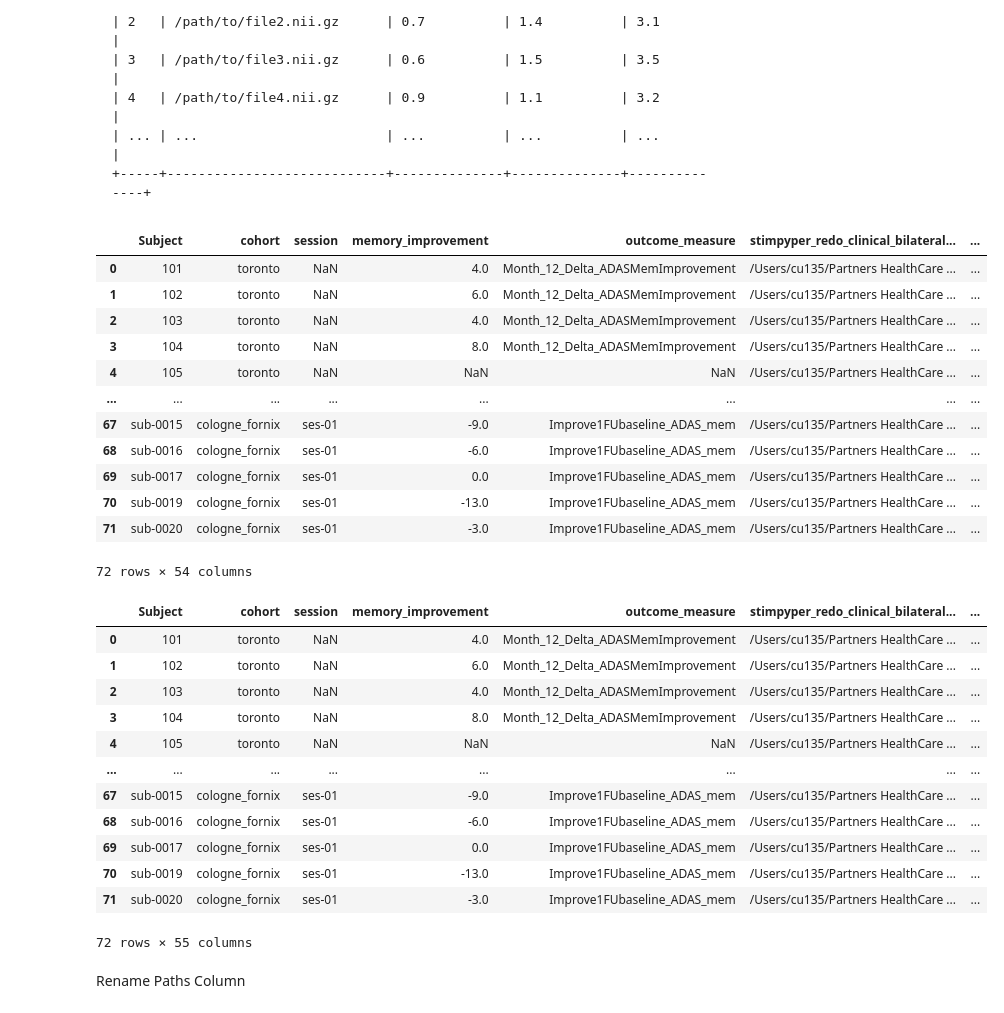
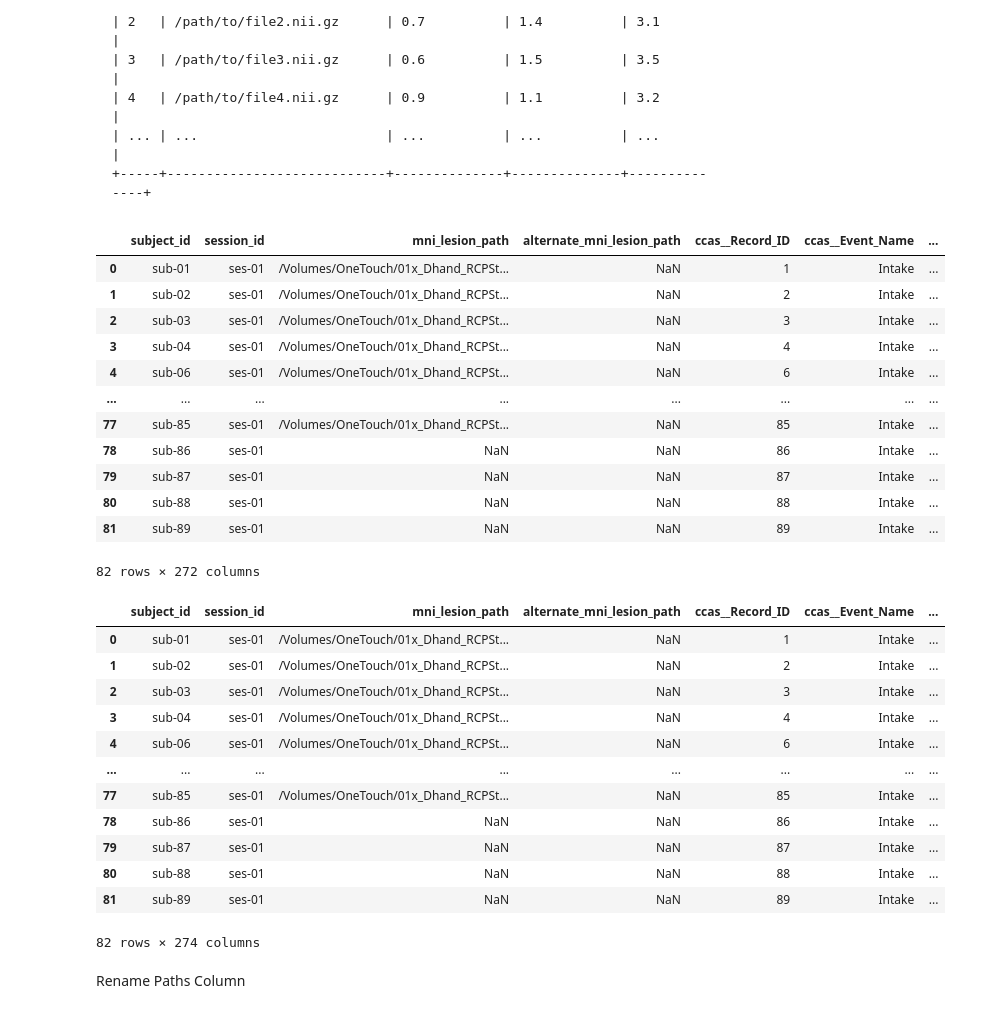
Before and after one commit to Calvinwhow/CircuitPyPer, a Jupyter notebook: notebooks/csv_notebooks/00_add_paths_to_csv.ipynb, the cells around one changed output. Drawn from its saved outputs; the diff is of its cells as text; code cells hidden in the pictures.

````diff
--- a/notebooks/csv_notebooks/00_add_paths_to_csv.ipynb
+++ b/notebooks/csv_notebooks/00_add_paths_to_csv.ipynb
@@ -76,11 +72,11 @@ display(path_df)
 # Option 2 - Extract Subject IDs
 # %%
 # Define the preceding and proceeding strings
-preceding = 'subjects/sub-'
+preceding = 'sub-'
 proceeding = '/'
 
 # Extract the substring and add it to a new column 'subject'
-path_df['Subject'] = path_df['paths'].str.extract(f'{preceding}(.*?){proceeding}')
+path_df['subid'] = path_df['paths'].str.extract(f'{preceding}(.*?){proceeding}')
 
 # Display the updated DataFrame
 display(path_df)
@@ -120,7 +112,7 @@ display(path_df)
 +-----+----------------------------+--------------+--------------+--------------+
 ```
 # %%
-spreadsheet_path = '/Users/cu135/Partners HealthCare Dropbox/Calvin Howard/studies/memory_dbs/spreadsheets/master_list.csv'
+spreadsheet_path = '/Volumes/OneTouch/01x_Dhand_RCPStrokes/metadata/master.csv'
 sheet = None #If using Excel, enter a string here
 # %%
 from calvin_utils.permutation_analysis_utils.statsmodels_palm import CalvinStatsmodelsPalm
@@ -130,39 +122,43 @@ cal_palm = CalvinStatsmodelsPalm(input_csv_path=spreadsheet_path, output_dir=os.
 data_df = cal_palm.read_and_display_data()
 data_df
 # %% [output]
-|  | Subject | cohort | session | memory_improvement | outcome_measure | stimpyper_redo_clinical_bilateral... | ... |
-| 0 | 101 | toronto | NaN | 4.0 | Month_12_Delta_ADASMemImprovement | /Users/cu135/Partners HealthCare ... | ... |
-| 1 | 102 | toronto | NaN | 6.0 | Month_12_Delta_ADASMemImprovement | /Users/cu135/Partners HealthCare ... | ... |
-| 2 | 103 | toronto | NaN | 4.0 | Month_12_Delta_ADASMemImprovement | /Users/cu135/Partners HealthCare ... | ... |
-| 3 | 104 | toronto | NaN | 8.0 | Month_12_Delta_ADASMemImprovement | /Users/cu135/Partners HealthCare ... | ... |
-| 4 | 105 | toronto | NaN | NaN | NaN | /Users/cu135/Partners HealthCare ... | ... |
+|  | subject_id | session_id | mni_lesion_path | alternate_mni_lesion_path | ccas__Record_ID | ccas__Event_Name | ... |
+| 0 | sub-01 | ses-01 | /Volumes/OneTouch/01x_Dhand_RCPSt... | NaN | 1 | Intake | ... |
+| 1 | sub-02 | ses-01 | /Volumes/OneTouch/01x_Dhand_RCPSt... | NaN | 2 | Intake | ... |
+| 2 | sub-03 | ses-01 | /Volumes/OneTouch/01x_Dhand_RCPSt... | NaN | 3 | Intake | ... |
+| 3 | sub-04 | ses-01 | /Volumes/OneTouch/01x_Dhand_RCPSt... | NaN | 4 | Intake | ... |
+| 4 | sub-06 | ses-01 | /Volumes/OneTouch/01x_Dhand_RCPSt... | NaN | 6 | Intake | ... |
 | ... | ... | ... | ... | ... | ... | ... | ... |
-| 67 | sub-0015 | cologne_fornix | ses-01 | -9.0 | Improve1FUbaseline_ADAS_mem | /Users/cu135/Partners HealthCare ... | ... |
-| 68 | sub-0016 | cologne_fornix | ses-01 | -6.0 | Improve1FUbaseline_ADAS_mem | /Users/cu135/Partners HealthCare ... | ... |
-| 69 | sub-0017 | cologne_fornix | ses-01 | 0.0 | Improve1FUbaseline_ADAS_mem | /Users/cu135/Partners HealthCare ... | ... |
-| 70 | sub-0019 | cologne_fornix | ses-01 | -13.0 | Improve1FUbaseline_ADAS_mem | /Users/cu135/Partners HealthCare ... | ... |
-| 71 | sub-0020 | cologne_fornix | ses-01 | -3.0 | Improve1FUbaseline_ADAS_mem | /Users/cu135/Partners HealthCare ... | ... |
+| 77 | sub-85 | ses-01 | /Volumes/OneTouch/01x_Dhand_RCPSt... | NaN | 85 | Intake | ... |
+| 78 | sub-86 | ses-01 | NaN | NaN | 86 | Intake | ... |
+| 79 | sub-87 | ses-01 | NaN | NaN | 87 | Intake | ... |
+| 80 | sub-88 | ses-01 | NaN | NaN | 88 | Intake | ... |
+| 81 | sub-89 | ses-01 | NaN | NaN | 89 | Intake | ... |
-72 rows × 54 columns
+82 rows × 272 columns
+# %%
+subcol = data_df["subject_id"].str.replace("sub-", "", regex=False)
+
+data_df['subid'] = subcol
 # %%
-data_df['Subject'] = data_df['Subject'].astype(str)
-path_df['Subject'] = path_df['Subject'].astype(str)
+data_df['subid'] = data_df['subid'].astype(int)
+path_df['subid'] = path_df['subid'].astype(int)
 # %%
-merged_df = data_df.merge(path_df, on='Subject', how='outer', suffixes=('', '_updrstract'))
+merged_df = data_df.merge(path_df, on='subid', how='outer', suffixes=('', '_updrstract'))
 display(merged_df)
 # %% [output]
-|  | Subject | cohort | session | memory_improvement | outcome_measure | stimpyper_redo_clinical_bilateral... | ... |
-| 0 | 101 | toronto | NaN | 4.0 | Month_12_Delta_ADASMemImprovement | /Users/cu135/Partners HealthCare ... | ... |
-| 1 | 102 | toronto | NaN | 6.0 | Month_12_Delta_ADASMemImprovement | /Users/cu135/Partners HealthCare ... | ... |
-| 2 | 103 | toronto | NaN | 4.0 | Month_12_Delta_ADASMemImprovement | /Users/cu135/Partners HealthCare ... | ... |
-| 3 | 104 | toronto | NaN | 8.0 | Month_12_Delta_ADASMemImprovement | /Users/cu135/Partners HealthCare ... | ... |
-| 4 | 105 | toronto | NaN | NaN | NaN | /Users/cu135/Partners HealthCare ... | ... |
+|  | subject_id | session_id | mni_lesion_path | alternate_mni_lesion_path | ccas__Record_ID | ccas__Event_Name | ... |
+| 0 | sub-01 | ses-01 | /Volumes/OneTouch/01x_Dhand_RCPSt... | NaN | 1 | Intake | ... |
+| 1 | sub-02 | ses-01 | /Volumes/OneTouch/01x_Dhand_RCPSt... | NaN | 2 | Intake | ... |
+| 2 | sub-03 | ses-01 | /Volumes/OneTouch/01x_Dhand_RCPSt... | NaN | 3 | Intake | ... |
+| 3 | sub-04 | ses-01 | /Volumes/OneTouch/01x_Dhand_RCPSt... | NaN | 4 | Intake | ... |
+| 4 | sub-06 | ses-01 | /Volumes/OneTouch/01x_Dhand_RCPSt... | NaN | 6 | Intake | ... |
 | ... | ... | ... | ... | ... | ... | ... | ... |
-| 67 | sub-0015 | cologne_fornix | ses-01 | -9.0 | Improve1FUbaseline_ADAS_mem | /Users/cu135/Partners HealthCare ... | ... |
-| 68 | sub-0016 | cologne_fornix | ses-01 | -6.0 | Improve1FUbaseline_ADAS_mem | /Users/cu135/Partners HealthCare ... | ... |
-| 69 | sub-0017 | cologne_fornix | ses-01 | 0.0 | Improve1FUbaseline_ADAS_mem | /Users/cu135/Partners HealthCare ... | ... |
-| 70 | sub-0019 | cologne_fornix | ses-01 | -13.0 | Improve1FUbaseline_ADAS_mem | /Users/cu135/Partners HealthCare ... | ... |
-| 71 | sub-0020 | cologne_fornix | ses-01 | -3.0 | Improve1FUbaseline_ADAS_mem | /Users/cu135/Partners HealthCare ... | ... |
+| 77 | sub-85 | ses-01 | /Volumes/OneTouch/01x_Dhand_RCPSt... | NaN | 85 | Intake | ... |
+| 78 | sub-86 | ses-01 | NaN | NaN | 86 | Intake | ... |
+| 79 | sub-87 | ses-01 | NaN | NaN | 87 | Intake | ... |
+| 80 | sub-88 | ses-01 | NaN | NaN | 88 | Intake | ... |
+| 81 | sub-89 | ses-01 | NaN | NaN | 89 | Intake | ... |
-72 rows × 55 columns
+82 rows × 274 columns
 # %% [markdown]
 Rename Paths Column
 # %%
````
Also changed, not shown: parts of 4 cells of this notebook, 29 other files.
